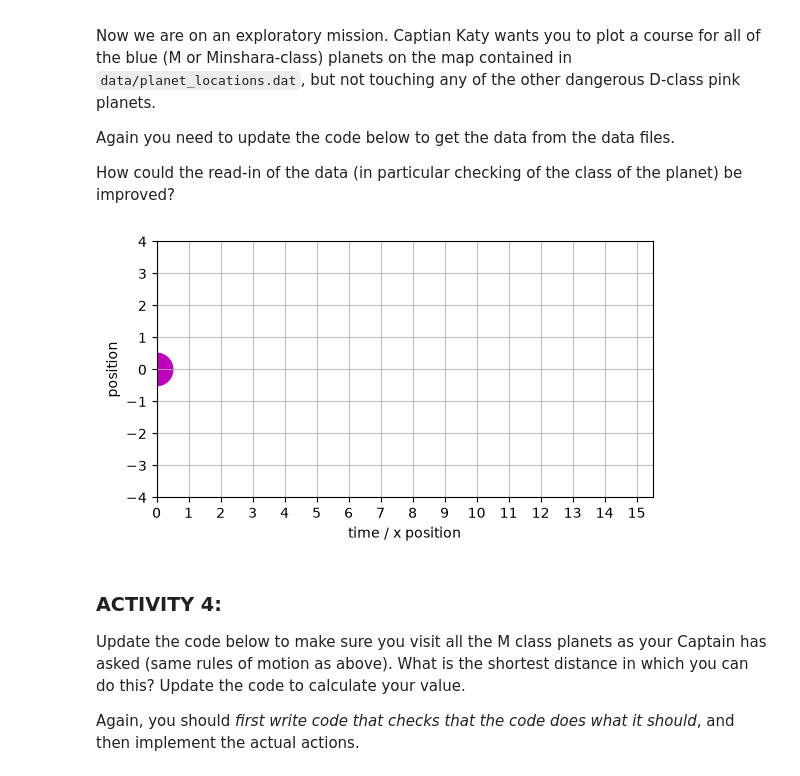
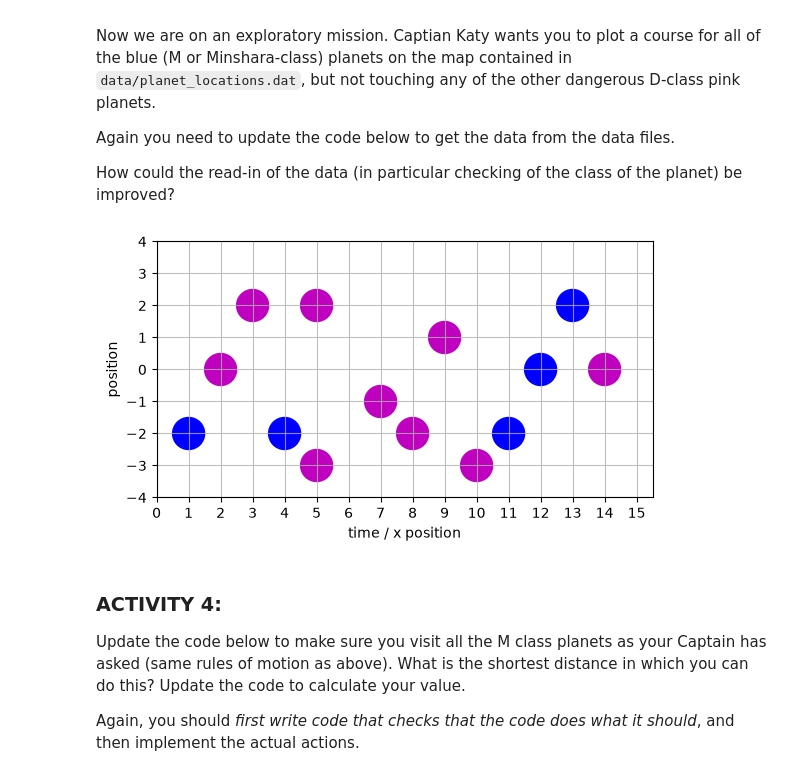
Before and after one commit to cid02236439/TopicsInSciComp, a Jupyter notebook: Notebooks/Week2_LabExercises.ipynb, the cells around one changed output. Drawn from its saved outputs; the diff is of its cells as text; code cells hidden in the pictures.

```diff
--- a/Notebooks/Week2_LabExercises.ipynb
+++ b/Notebooks/Week2_LabExercises.ipynb
@@ -96,7 +96,7 @@ for index, time_now in enumerate(list_of_times) :
 
     # alternative option denoted by 'elif' (= else if)
     # ie, if the time is between 1 and 3
-    elif (time_now > 0 and time_now < 2) :
+    elif (time_now > 2 and time_now < 4) :
         step_size = 1
         # moving y position by the step size
         list_of_y_positions[index] = list_of_y_positions[index - 1] + step_size
@@ -107,7 +107,7 @@ for index, time_now in enumerate(list_of_times) :
     # (Try to make this as minimal as possible, rather than writing one elif statement
     # per time step)
 
-    elif (time_now > 5 and time_now < 7):
+    elif (time_now > 3 and time_now < 5):
         step_size = 1
         list_of_y_positions[index] = list_of_y_positions[index - 1] - step_size
         total_distance_moved += 1
@@ -168,35 +168,35 @@ How could the read-in of the data (in particular checking of the class of the pl
 # Plot the planetary locations
 
 def plot_planet_locations(ax) :
     plt.axis([0,15.5,-4,4])
     major_ticks = np.arange(0, 16, 1)
     ax.set_xticks(major_ticks)
     plt.xlabel("time / x position")
     plt.ylabel("position")
     ax.set_aspect('equal')
     ax.grid(which='major', alpha=0.8)
 
     # Mark the planet positions onto the plot - read in the data from data/planet_locations.dat
     # HINT: the function you need is called loadtxt
-    planet_locations= np.array([[0,0,0], [0,0,0]]) # UPDATE ME!
+    planet_locations= np.loadtxt("/Users/praneshdara/Documents/TopicsInSciComp/Notebooks/data/planet_locations.dat") # UPDATE ME!
 
     for index, location in enumerate(planet_locations) :
         is_minshara_class =  (location[2] == 1)
         coordinates = np.array([location[0],location[1]])
         if(is_minshara_class) :
             circle=plt.Circle(coordinates, 0.5, color='b')
             plt.gcf().gca().add_artist(circle)
         else : # other planets are dangerous D class planets
             circle=plt.Circle(coordinates, 0.5, color='m')
             plt.gcf().gca().add_artist(circle)
 
 # Test the plot
 fig = plt.figure()
 ax = plt.gcf().gca()
 plot_planet_locations(ax)
 plt.show()
 # %% [output]
-[figure, old version]
+[figure, new version]
 # %% [markdown]
 ### ACTIVITY 4:
 
```
Also changed, not shown: parts of 2 cells of this notebook, 2 other files.
